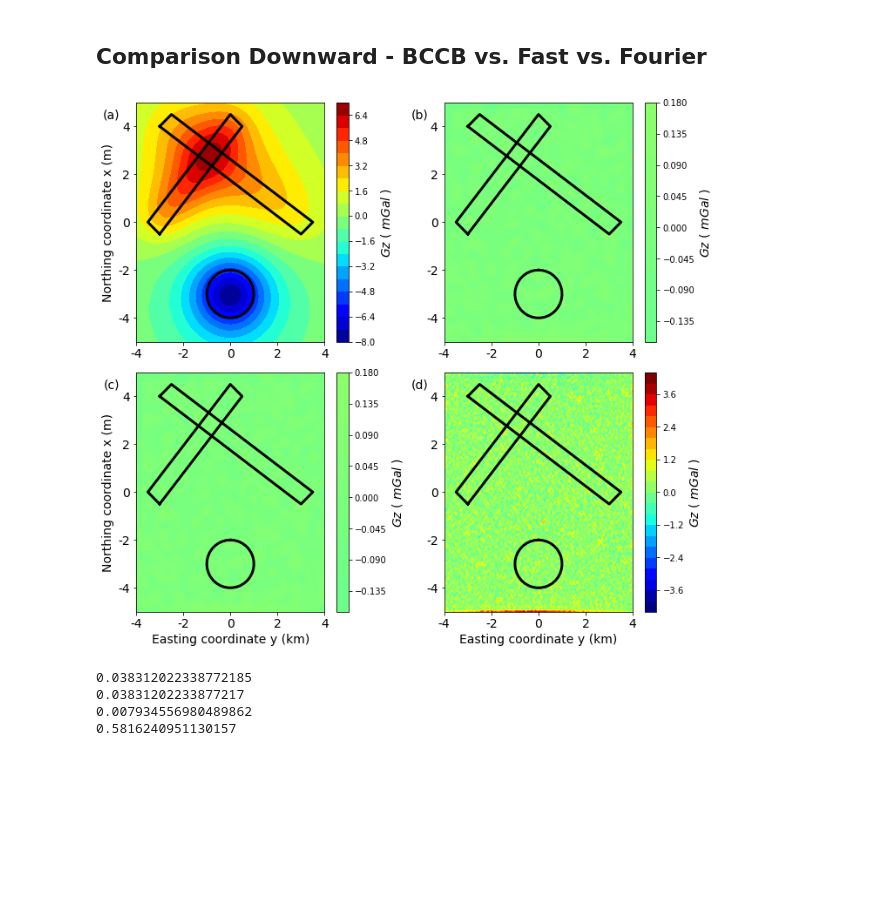
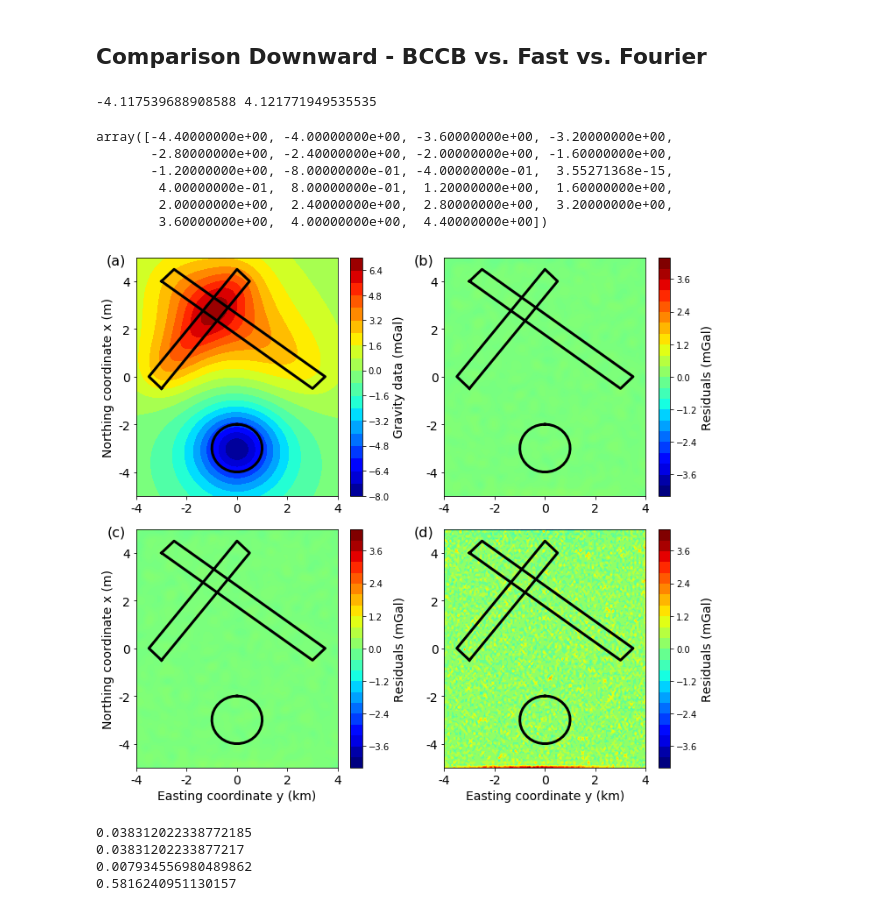
Before and after one commit to pinga-lab/Eq_Layer-Toeplitz, a Jupyter notebook: code/Upward_Downward_med.ipynb, the cells around one changed output. Saved outputs shown, nothing was run; the diff lists cells and outputs as text; code cells hidden in the pictures; blank space fills up the shorter version.

```diff
--- a/code/Upward_Downward_med.ipynb
+++ b/code/Upward_Downward_med.ipynb
@@ -369,17 +395,31 @@ print np.std(delta_gz_fourier_up)
 ## Comparison Downward - BCCB vs. Fast vs. Fourier
 # %%
 gzp_fourier_down = fc_c.upcontinue(xi, yi, dobs, shape, -50)
+# %%
+# define the scale for residuals
+delta_gz_fourier_down = dobs_down-np.ravel(gzp_fourier_down)
+scale_max = np.max([delta_gz_bccb_down, delta_gz_down, delta_gz_fourier_down])
+scale_min = np.min([delta_gz_bccb_down, delta_gz_down, delta_gz_fourier_down])
+
+print scale_min, scale_max
+# %% [output]
+-4.117539688908588 4.121771949535535
+# %%
+colorbar_ranges = np.arange(-4.4, 4.41, 0.4)
+# %%
+colorbar_ranges
+# %% [output]
+array([-4.40000000e+00, -4.00000000e+00, -3.60000000e+00, -3.20000000e+00,
+       -2.80000000e+00, -2.40000000e+00, -2.00000000e+00, -1.60000000e+00,
+       -1.20000000e+00, -8.00000000e-01, -4.00000000e-01,  3.55271368e-15,
+        4.00000000e-01,  8.00000000e-01,  1.20000000e+00,  1.60000000e+00,
+        2.00000000e+00,  2.40000000e+00,  2.80000000e+00,  3.20000000e+00,
+        3.60000000e+00,  4.00000000e+00,  4.40000000e+00])
 # %%
 plt.figure(figsize=(10,9))
 
-delta_gz_fourier_down = dobs_down-np.ravel(gzp_fourier_down)
-
-# define the scale for residuals
-scale_max = np.max([delta_gz_bccb_down, delta_gz_down, delta_gz_fourier_down])
-scale_min = np.min([delta_gz_bccb_down, delta_gz_down, delta_gz_fourier_down])
-
 plt.subplot(221)
-plt.title('(a)', y=0.91, x=-0.13, fontsize=14)
+plt.title('(a)', y=0.95, x=-0.10, fontsize=16)
 plt.tricontourf(yi,xi,dobs_down,22,cmap='jet',
                 vmin=synthetic_gz['gz_min'],vmax=synthetic_gz['gz_max'])
 plt.plot(x_p,y_p,color="k", linewidth=3)
@@ -387,7 +427,7 @@ plt.plot(x_p2,y_p2,color="k", linewidth=3)
 plt.plot(y, x, color="k", linewidth=3)
 cb = plt.colorbar(shrink=1)
 #plt.axis('scaled')
-cb.set_label('$Gz$ ( $mGal$ )', rotation=90, fontsize=14)
+cb.set_label('Gravity data (mGal)', rotation=90, fontsize=14)
 plt.xlim(np.min(yi),np.max(yi))
 plt.ylim(np.min(xi),np.max(xi))
 plt.xticks(fontsize=14)
@@ -397,14 +437,19 @@ plt.ylabel('Northing coordinate x (m)', fontsize=14)
 mpl.m2km()
 
 plt.subplot(222)
-plt.title('(b)', y=0.91, x=-0.13, fontsize=14)
+plt.title('(b)', y=0.95, x=-0.10, fontsize=16)
 plt.tricontourf(yi,xi,delta_gz_bccb_down,22,cmap='jet', vmin = scale_min, vmax = scale_max)
 plt.plot(x_p,y_p,color="k", linewidth=3)
 plt.plot(x_p2,y_p2,color="k", linewidth=3)
 plt.plot(y, x, color="k", linewidth=3)
-cb = plt.colorbar(shrink=1)
-#plt.axis('scaled')
-cb.set_label('$Gz$ ( $mGal$ )', rotation=90, fontsize=14)
+
+#define colorbar
+cbar = plt.cm.ScalarMappable(cmap=cm.jet)
+cbar.set_array(delta_gz_bccb_down)
+cbar.set_clim(scale_min, scale_max)
+cb = plt.colorbar(cbar, shrink=1, boundaries=colorbar_ranges)
+cb.set_label('Residuals (mGal)', rotation=90, fontsize=14)
+
 plt.xlim(np.min(yi),np.max(yi))
 plt.ylim(np.min(xi),np.max(xi))
 plt.xticks(fontsize=14)
@@ -414,43 +459,55 @@ plt.yticks(fontsize=14)
 mpl.m2km()
 
 plt.subplot(223)
-plt.title('(c)', y=0.91, x=-0.13, fontsize=14)
+plt.title('(c)', y=0.95, x=-0.10, fontsize=16)
 plt.tricontourf(yi,xi,delta_gz_down,22,cmap='jet', vmin = scale_min, vmax = scale_max)
 plt.plot(x_p,y_p,color="k", linewidth=3)
 plt.plot(x_p2,y_p2,color="k", linewidth=3)
 plt.plot(y, x, color="k", linewidth=3)
-cb = plt.colorbar(shrink=1)
-#plt.axis('scaled')
-cb.set_label('$Gz$ ( $mGal$ )', rotation=90, fontsize=14)
+
+#define colorbar
+cbar = plt.cm.ScalarMappable(cmap=cm.jet)
+cbar.set_array(delta_gz_down)
+cbar.set_clim(scale_min, scale_max)
+cb = plt.colorbar(cbar, shrink=1, boundaries=colorbar_ranges)
+cb.set_label('Residuals (mGal)', rotation=90, fontsize=14)
+
+cb.set_clim(scale_min, scale_max)
 plt.xlim(np.min(yi),np.max(yi))
 plt.ylim(np.min(xi),np.max(xi))
 plt.xticks(fontsize=14)
 plt.yticks(fontsize=14)
 plt.xlabel('Easting coordinate y (km)', fontsize=14)
 plt.ylabel('Northing coordinate x (m)', fontsize=14)
 mpl.m2km()
 
 plt.subplot(224)
-plt.title('(d)', y=0.91, x=-0.13, fontsize=14)
+plt.title('(d)', y=0.95, x=-0.10, fontsize=16)
 plt.tricontourf(yi,xi,delta_gz_fourier_down,22,cmap='jet', vmin = scale_min, vmax = scale_max)
 plt.plot(x_p,y_p,color="k", linewidth=3)
 plt.plot(x_p2,y_p2,color="k", linewidth=3)
 plt.plot(y, x, color="k", linewidth=3)
-cb = plt.colorbar(shrink=1)
-#plt.axis('scaled')
-cb.set_label('$Gz$ ( $mGal$ )', rotation=90, fontsize=14)
+
+#define colorbar
+cbar = plt.cm.ScalarMappable(cmap=cm.jet)
+cbar.set_array(delta_gz_fourier_down)
+cbar.set_clim(scale_min, scale_max)
+cb = plt.colorbar(cbar, shrink=1, boundaries=colorbar_ranges)
+cb.set_label('Residuals (mGal)', rotation=90, fontsize=14)
+
+cb.set_clim(scale_min, scale_max)
 plt.xlim(np.min(yi),np.max(yi))
 plt.ylim(np.min(xi),np.max(xi))
 plt.xticks(fontsize=14)
 plt.yticks(fontsize=14)
 plt.xlabel('Easting coordinate y (km)', fontsize=14)
 #plt.ylabel('Northing coordinate x (m)', fontsize=14)
 mpl.m2km()
 
 plt.tight_layout(True)
 plt.savefig('../manuscript/Fig/downward_fourier_med.png', dpi=300)
 # %% [output]
-[figure, old version]
+[figure, new version]
 # %%
 print np.std(delta_gz_bccb_down)
 print np.std(delta_gz_down)
```
Also changed, not shown: parts of 8 cells of this notebook, 12 other files.
